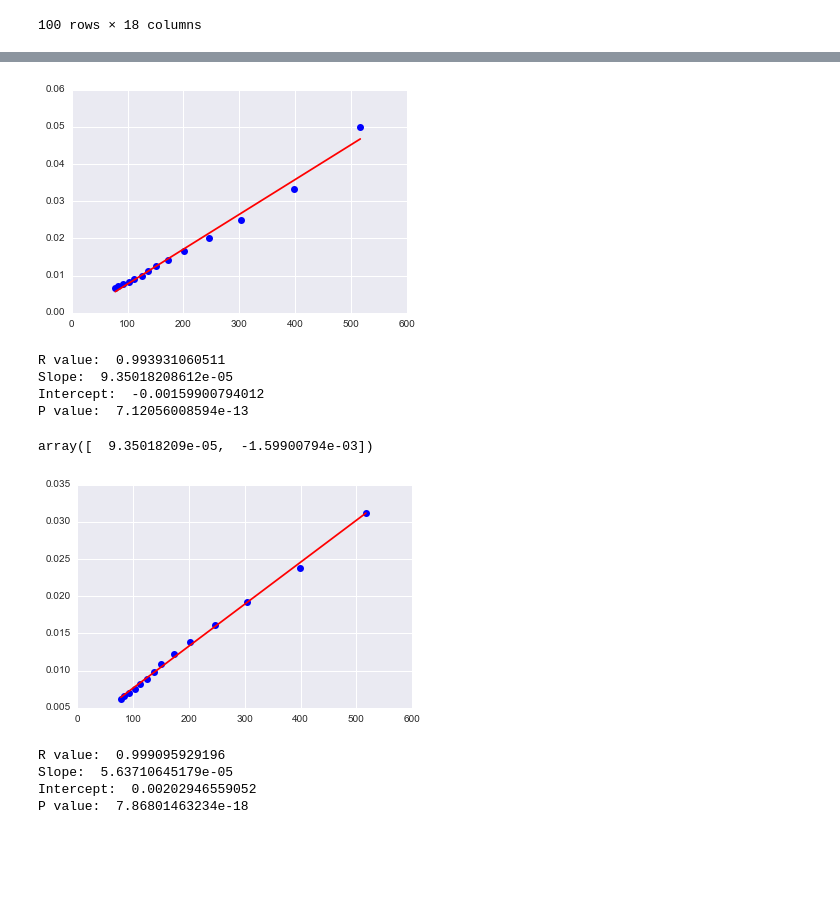
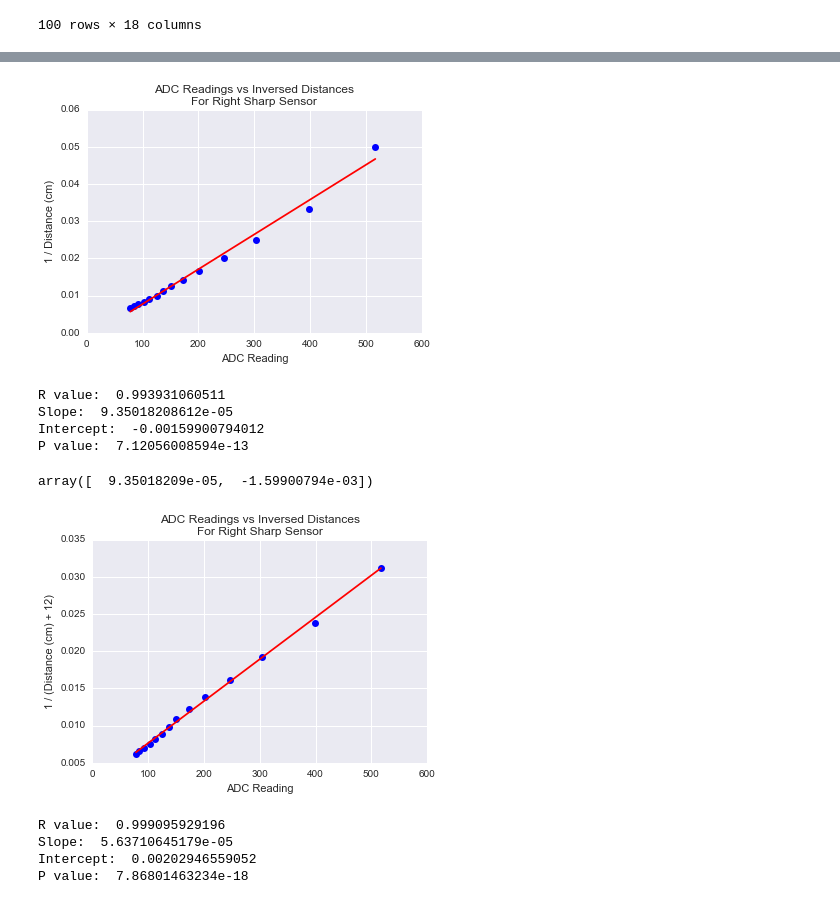
Before and after one commit to a-pradhan/SensorOutputAnalysis, a Jupyter notebook: Sharp 20-150cm IR Callibration.ipynb, the cells around one changed output, grey strips where cells are left out. Saved outputs shown, nothing was run; the diff lists cells and outputs as text; code cells hidden in the pictures; blank space fills up the shorter version.

```diff
--- a/Sharp 20-150cm IR Callibration.ipynb
+++ b/Sharp 20-150cm IR Callibration.ipynb
@@ -83,10 +93,14 @@ plt.plot(average_readings, inversed_distances)
 # %%
 p1 = np.polyfit(average_readings, inversed_distances, 1)
 plt.plot(average_readings,inversed_distances,'bo')
 plt.plot(average_readings,np.polyval(p1,average_readings),'r')
+plt.title('ADC Readings vs Inversed Distances\nFor Right Sharp Sensor')
+plt.xlabel('ADC Reading')
+plt.ylabel('1 / Distance (cm)')
+plt.savefig('Right Sharp Plots/rightIR_ADC_vs_InverseDist')
 slope,intercept,r_value,p_value,std_err = stats.linregress(average_readings,inversed_distances)
 # %% [output]
-[figure, old version]
+[figure, new version]
 # %%
 print "R value: ",r_value
 print "Slope: ", slope
@@ -104,9 +118,13 @@ inversed_distances = [pow(distance+12,-1) for distance in distances]
 p1 = np.polyfit(average_readings, inversed_distances, 1)
 plt.plot(average_readings,inversed_distances,'bo')
 plt.plot(average_readings,np.polyval(p1,average_readings),'r')
+plt.title('ADC Readings vs Inversed Distances\nFor Right Sharp Sensor')
+plt.xlabel('ADC Reading')
+plt.ylabel('1 / (Distance (cm) + 12)')
+plt.savefig('Right Sharp Plots/rightIR_fitted_line')
 slope,intercept,r_value,p_value,std_err = stats.linregress(average_readings,inversed_distances)
 # %% [output]
-[figure, old version]
+[figure, new version]
 # %%
 print "R value: ",r_value
 print "Slope: ", slope
```
Also changed, not shown: parts of 7 cells of this notebook, 9 other files.
